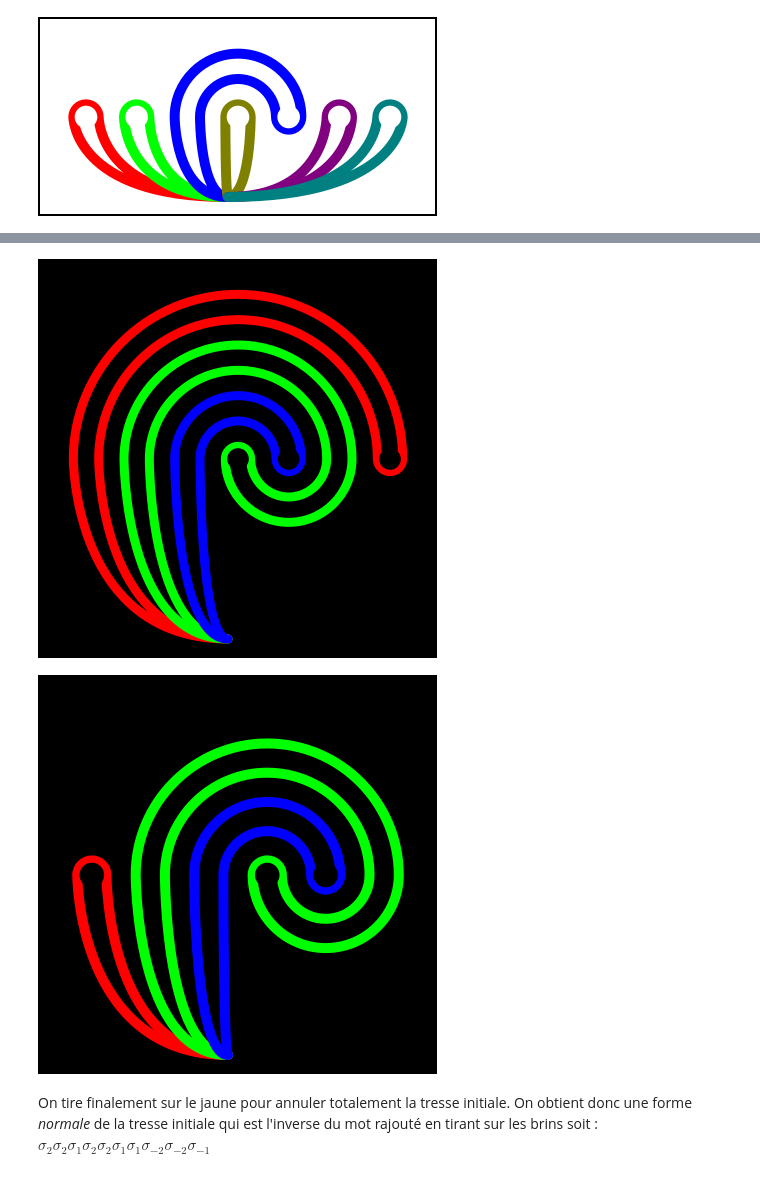
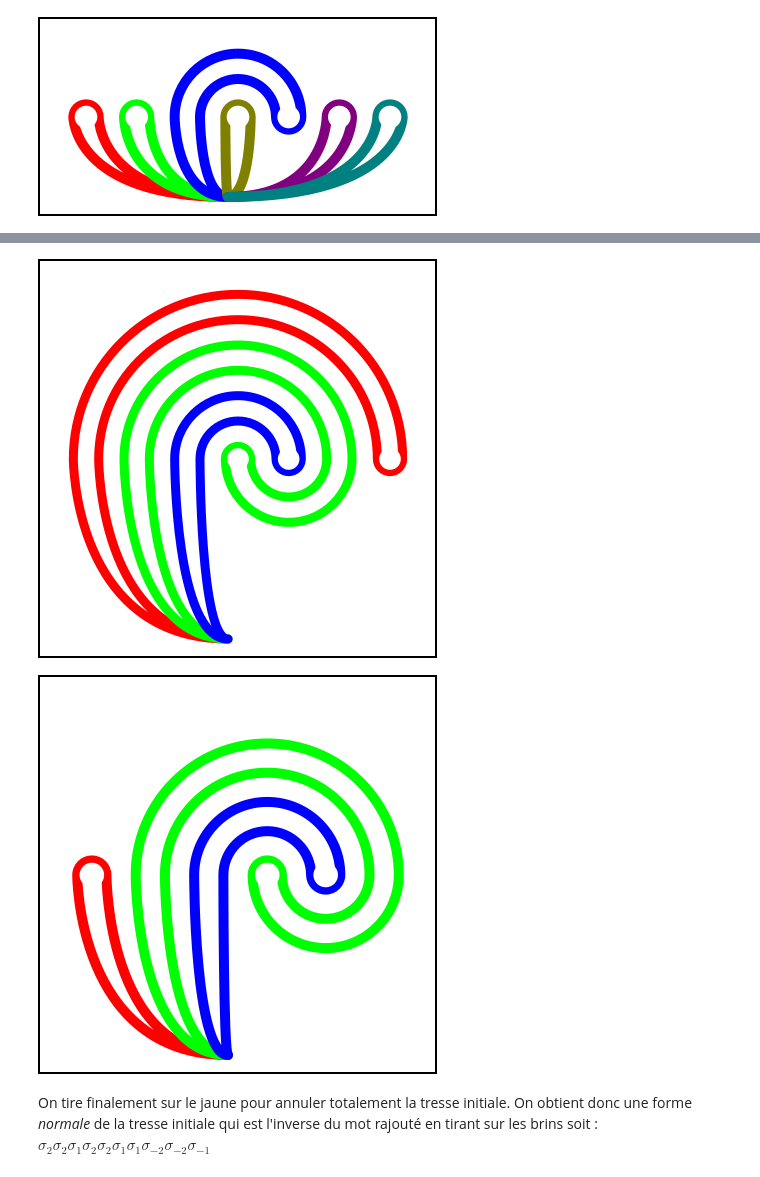
Before and after one commit to xysticus/braid-blackboard, a Jupyter notebook: ipynbks/AutoMorphCairo.ipynb, the cells around one changed output, grey strips where cells are left out. Cells and saved outputs as stored; diff of their text form; code cells hidden in the pictures.

```diff
--- a/ipynbks/AutoMorphCairo.ipynb
+++ b/ipynbks/AutoMorphCairo.ipynb
@@ -351,8 +351,6 @@ def dessine_auto_de_tresse(tresse,
         Args:
             tresse: mot de tresse
 
-        Return:
-            le canvas avec le dessin
     """
 
     # création du canvas. Le dernier argument c'est pour pouvoir faire l'export en png
@@ -451,13 +449,13 @@ dessine_auto_de_tresse([1, 1, 2, 2, 1, 2, 2, -1], hauteur = 400, largeur = 400,
 # %%
 dessine_auto_de_tresse([1, 1, 2, 2, 1, 2, 2, -1, -1, -2], hauteur = 400, largeur = 400, largeur_brin = 9,
-                           couleur_trous = (0,0,0), couleur_fond = (0,0,0), fichier = '../imgs/a1122122m1m1m2.png')
+                           couleur_trous = (1,1,1), couleur_fond = (1,1,1), fichier = '../imgs/a1122122m1m1m2.png')
 # %% [output]
-[figure, old version]
+[figure, new version]
 # %%
 dessine_auto_de_tresse([1, 1, 2, 2, 1, 2, 2, -1, -1, -2, -2, -1], hauteur = 400, largeur = 400, largeur_brin = 10,
-                           couleur_trous = (0,0,0), couleur_fond = (0,0,0), fichier = '../imgs/a1122122m1m1m2m2m1.png')
+                           couleur_trous = (1,1,1), couleur_fond = (1,1,1), fichier = '../imgs/a1122122m1m1m2m2m1.png')
 # %% [output]
-[figure, old version]
+[figure, new version]
 # %% [markdown]
 On tire finalement sur le jaune pour annuler totalement la tresse initiale. On obtient donc une forme _normale_ de la tresse initiale qui est l'inverse du mot rajouté en tirant sur les brins soit : $\sigma_2\sigma_2\sigma_1\sigma_2\sigma_2\sigma_1\sigma_1\sigma_{-2}\sigma_{-2}\sigma_{-1}$
 # %%
```
Also changed, not shown: parts of 11 cells of this notebook.
